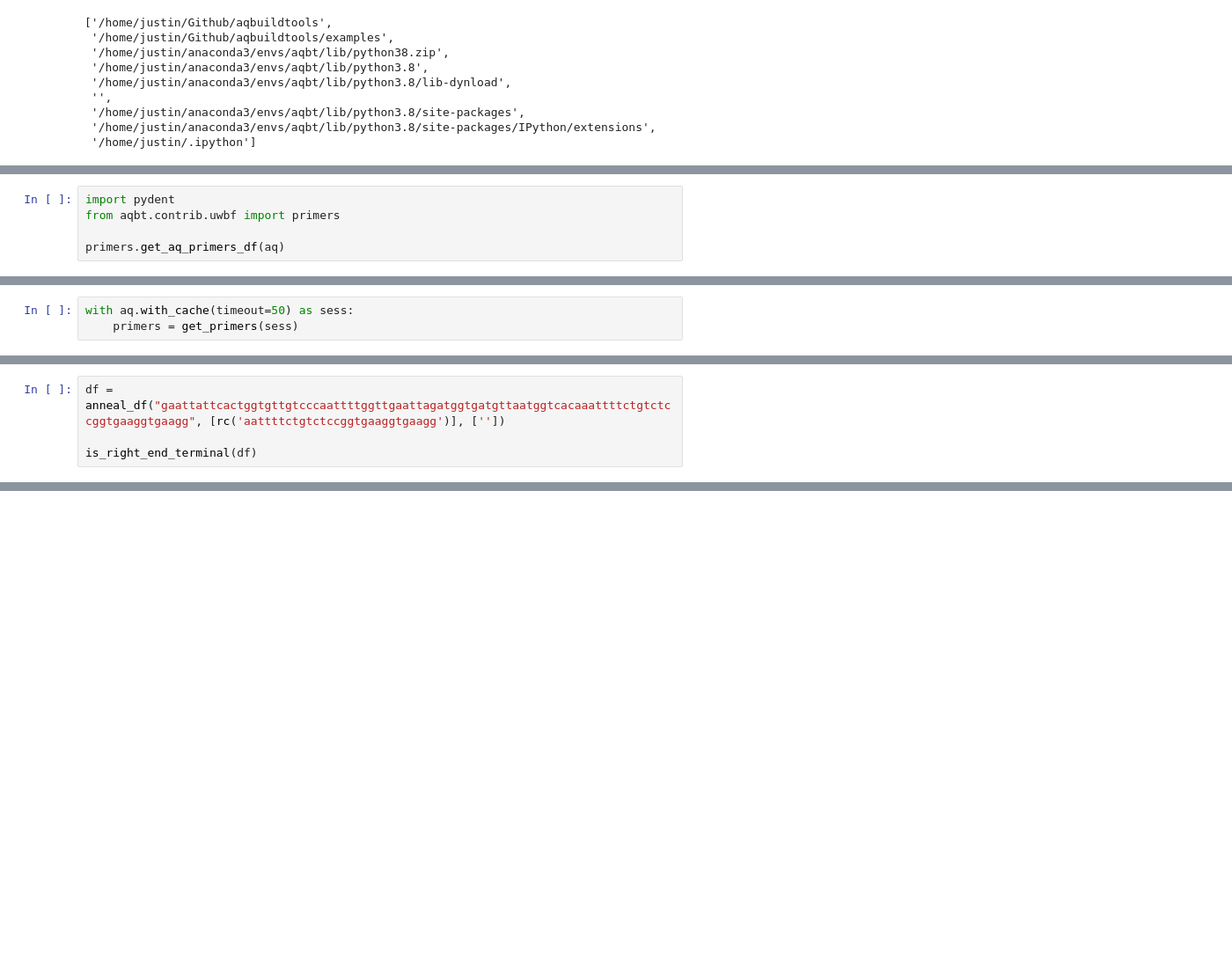
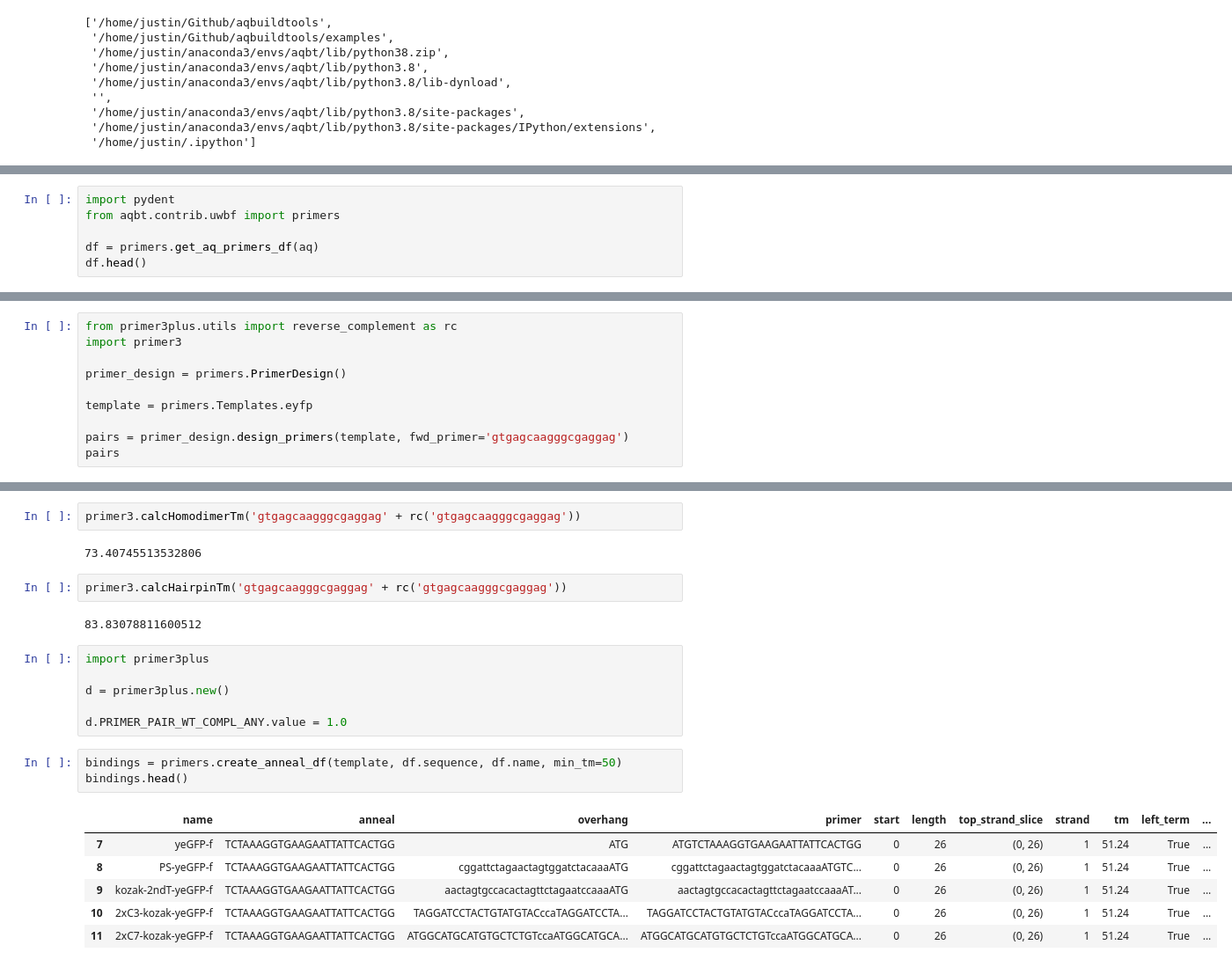
Before and after one commit to jvrana/aqbuildtools, a Jupyter notebook: examples/Untitled1.ipynb, the cells around one changed output, grey strips where cells are left out. Shown: that part at 88% size. Drawn from its saved outputs; the diff is of its cells as text; blank space fills up the shorter version.

```diff
--- a/examples/Untitled1.ipynb
+++ b/examples/Untitled1.ipynb
@@ -31,7 +45,8 @@ aqtools.sessions
 import pydent
 from aqbt.contrib.uwbf import primers
 
-primers.get_aq_primers_df(aq)
+df = primers.get_aq_primers_df(aq)
+df.head()
 # %% [output]
 |  | id | name | anneal | overhang | sequence |
 | 0 | 1 | IAA1-Nat-F | ATGGAAGTCACCAATGGGCTTAACCTTAAG | AAAAAGCAGGCTTCAAA | AAAAAGCAGGCTTCAAAATGGAAGTCACCAATG... |
@@ -129,3 +56,0 @@ def primer_df(primers):
-# %%
-with aq.with_cache(timeout=50) as sess:
-    primers = get_primers(sess)
@@ -224,4 +56,0 @@ Length: 76, dtype: bool
-# %%
-df = anneal_df("gaattattcactggtgttgtcccaattttggttgaattagatggtgatgttaatggtcacaaattttctgtctccggtgaaggtgaagg", [rc('aattttctgtctccggtgaaggtgaagg')], [''])
-
-is_right_end_terminal(df)
@@ -354,0 +59,10 @@ design.settings.primer_num_return = 1
+# %%
+from primer3plus.utils import reverse_complement as rc
+import primer3
+
+primer_design = primers.PrimerDesign()
+
+template = primers.Templates.eyfp
+
+pairs = primer_design.design_primers(template, fwd_primer='gtgagcaagggcgaggag')
+pairs
@@ -354,0 +130,24 @@ design.settings.primer_num_return = 1
+# %%
+primer3.calcHomodimerTm('gtgagcaagggcgaggag' + rc('gtgagcaagggcgaggag'))
+# %% [output]
+73.40745513532806
+# %%
+primer3.calcHairpinTm('gtgagcaagggcgaggag' + rc('gtgagcaagggcgaggag'))
+# %% [output]
+83.83078811600512
+# %%
+import primer3plus
+
+d = primer3plus.new()
+
+d.PRIMER_PAIR_WT_COMPL_ANY.value = 1.0
+# %%
+bindings = primers.create_anneal_df(template, df.sequence, df.name, min_tm=50)
+bindings.head()
+# %% [output]
+|  | name | anneal | overhang | primer | start | length | top_strand_slice | strand | tm | left_term | ... |
+| 7 | yeGFP-f | TCTAAAGGTGAAGAATTATTCACTGG | ATG | ATGTCTAAAGGTGAAGAATTATTCACTGG | 0 | 26 | (0, 26) | 1 | 51.24 | True | ... |
+| 8 | PS-yeGFP-f | TCTAAAGGTGAAGAATTATTCACTGG | cggattctagaactagtggatctacaaaATG | cggattctagaactagtggatctacaaaATGTC... | 0 | 26 | (0, 26) | 1 | 51.24 | True | ... |
+| 9 | kozak-2ndT-yeGFP-f | TCTAAAGGTGAAGAATTATTCACTGG | aactagtgccacactagttctagaatccaaaATG | aactagtgccacactagttctagaatccaaaAT... | 0 | 26 | (0, 26) | 1 | 51.24 | True | ... |
+| 10 | 2xC3-kozak-yeGFP-f | TCTAAAGGTGAAGAATTATTCACTGG | TAGGATCCTACTGTATGTACccaTAGGATCCTA... | TAGGATCCTACTGTATGTACccaTAGGATCCTA... | 0 | 26 | (0, 26) | 1 | 51.24 | True | ... |
+| 11 | 2xC7-kozak-yeGFP-f | TCTAAAGGTGAAGAATTATTCACTGG | ATGGCATGCATGTGCTCTGTccaATGGCATGCA... | ATGGCATGCATGTGCTCTGTccaATGGCATGCA... | 0 | 26 | (0, 26) | 1 | 51.24 | True | ... |
```
Also changed, not shown: parts of 30 cells of this notebook, 4 other files.
